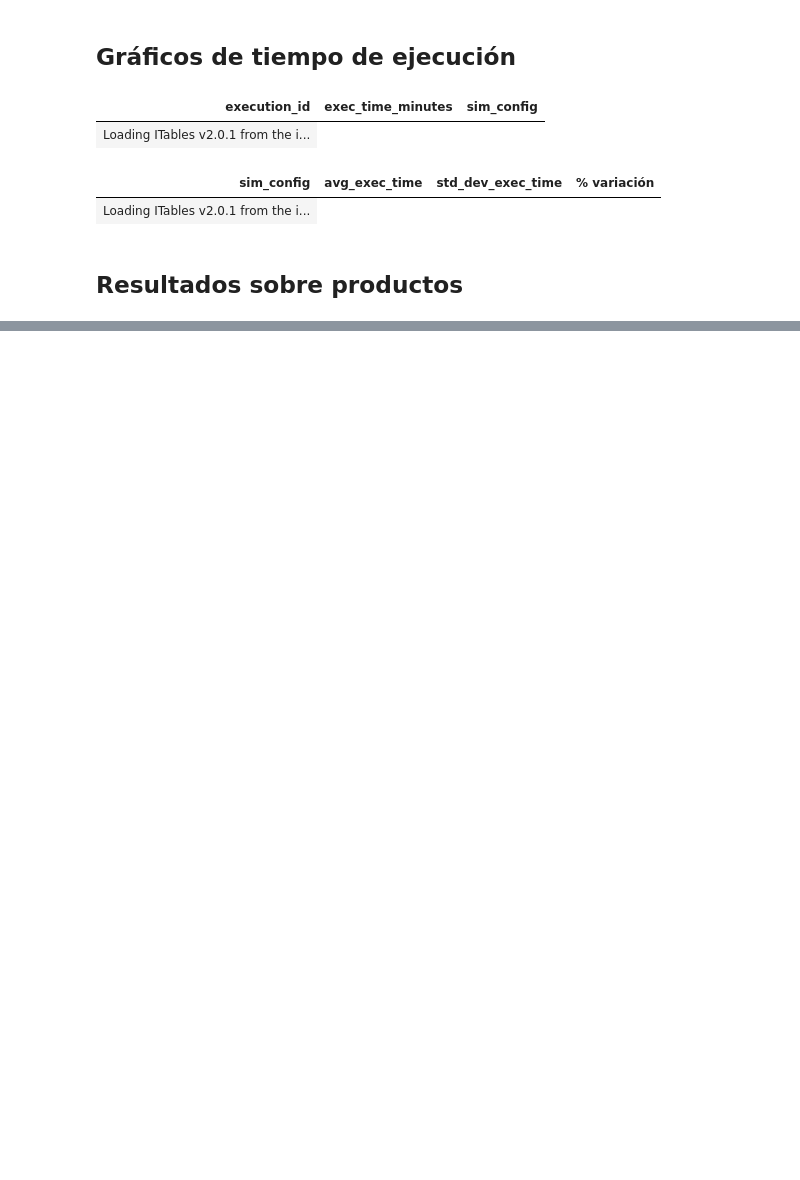
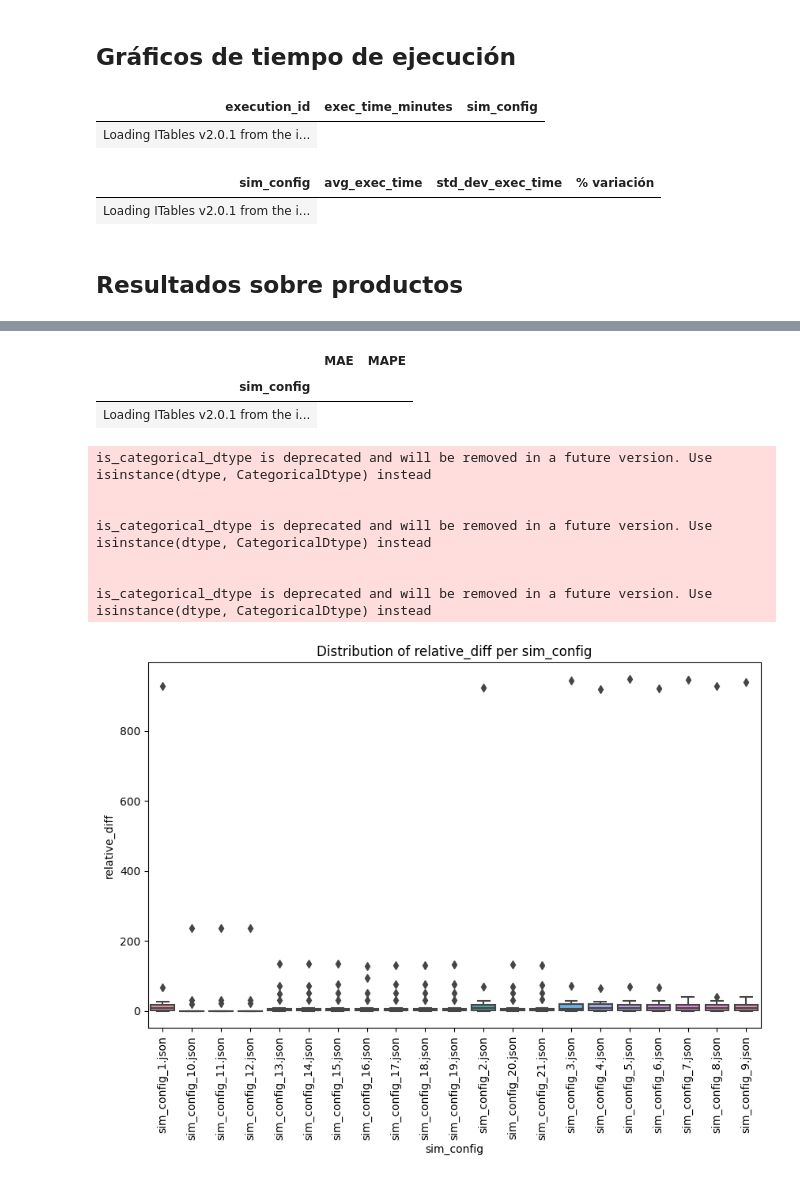
Before and after one commit to ManachoM/sim2-agricultores, a Jupyter notebook: data_analysis/sim_results.ipynb, the cells around one changed output, grey strips where cells are left out. Drawn from its saved outputs; the diff is of its cells as text; code cells hidden in the pictures; blank space fills up the shorter version.

Commit message:
Added AgricultorRisk and data analysis

```diff
--- a/data_analysis/sim_results.ipynb
+++ b/data_analysis/sim_results.ipynb
@@ -109,0 +114,3 @@ prods_results.to_clipboard(decimal=',')
+# %%
+real_volumes = pd.read_csv('./volumenes_reales_mes.csv')
+real_volumes
@@ -109,0 +234,42 @@ prods_results.to_clipboard(decimal=',')
+# %%
+merged_df_sim_config = pd.merge(merged_df, sim_configs, left_on='sim_config', right_on='sim_config')
+merged_df_sim_config.to_clipboard(decimal=',')
+# %%
+import pandas as pd
+
+# Assuming your CSV is already in `merged_df_sim_config`
+# grouped by the simulation config label:
+grouped = merged_df_sim_config.groupby('sim_config')
+
+# Compute mean absolute error across the 20 products for each sim_config
+merged_df_sim_config['abs_error'] = (merged_df_sim_config['avg'] - merged_df_sim_config['expected_volume']).abs()
+mae_by_config = grouped['abs_error'].mean().rename('MAE')
+
+# Compute mean absolute percentage error (assuming relative_diff is (avg/expected - 1))
+# If your relative_diff is indeed (avg - expected)/expected, then we can just do the absolute value:
+merged_df_sim_config['abs_percentage_error'] = merged_df_sim_config['relative_diff'].abs()
+mape_by_config = grouped['abs_percentage_error'].mean().rename('MAPE')
+
+summary_stats = pd.concat([mae_by_config, mape_by_config], axis=1).sort_values('MAE')
+summary_stats
+# %% [output]
+|  | MAE | MAPE |
+| sim_config |  |  |
+| Loading ITables v2.0.1 from the i... |
+# %%
+plt.figure(figsize=(10, 6))
+sns.boxplot(data=merged_df_sim_config,
+            x='sim_config',
+            y='relative_diff')
+plt.xticks(rotation=90)
+plt.title("Distribution of relative_diff per sim_config")
+plt.show()
+# %% [output]
+is_categorical_dtype is deprecated and will be removed in a future version. Use isinstance(dtype, CategoricalDtype) instead
+
+
+is_categorical_dtype is deprecated and will be removed in a future version. Use isinstance(dtype, CategoricalDtype) instead
+
+
+is_categorical_dtype is deprecated and will be removed in a future version. Use isinstance(dtype, CategoricalDtype) instead
+[figure, added]
```
Also changed, not shown: parts of 17 cells of this notebook, 46 other files.
